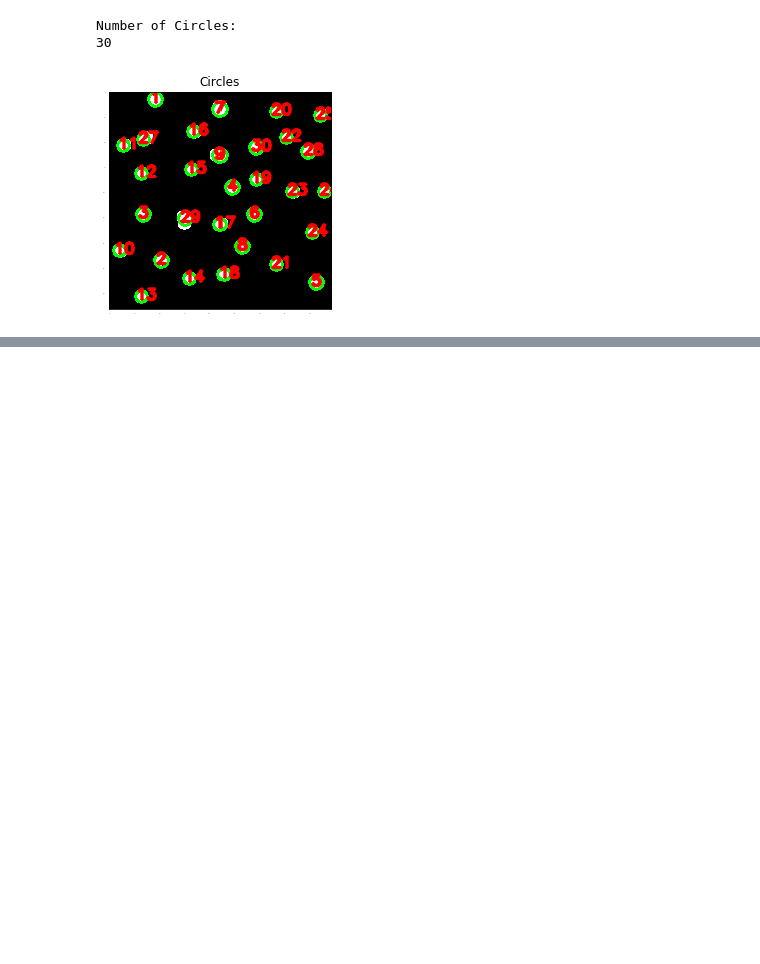
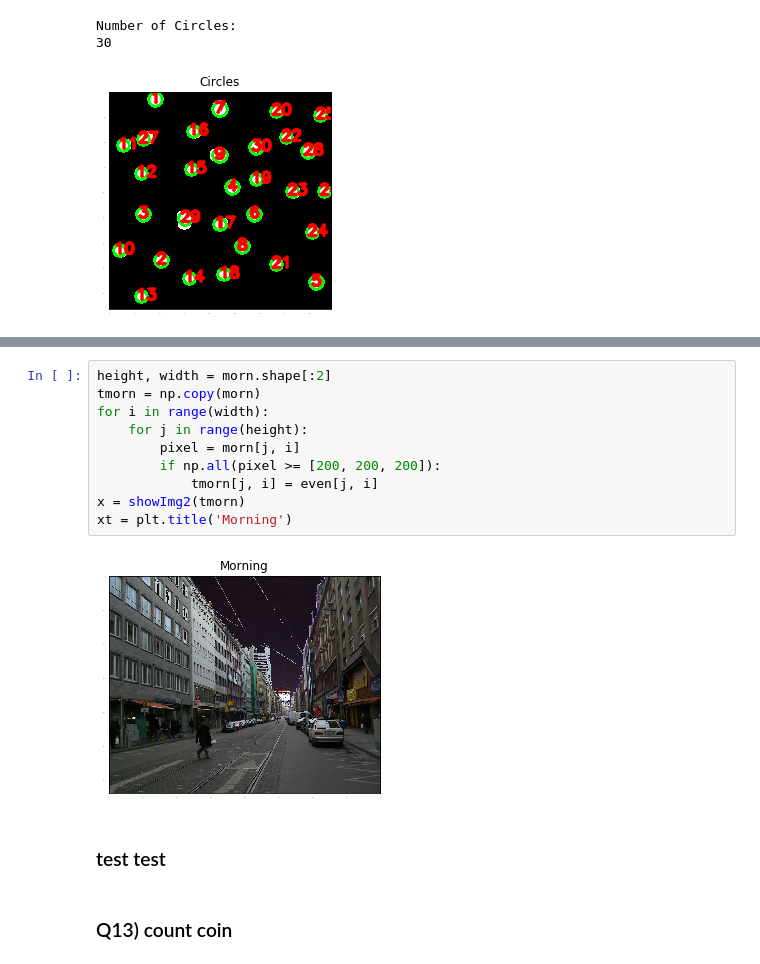
Before and after one commit to MennaMuhammed/ImageAssg2, a Jupyter notebook: ImagProc-Assg2.ipynb, the cells around one changed output, grey strips where cells are left out. Drawn from its saved outputs; the diff is of its cells as text; blank space fills up the shorter version.

```diff
--- a/ImagProc-Assg2.ipynb
+++ b/ImagProc-Assg2.ipynb
@@ -262,0 +295,16 @@ yt = plt.title('Lines')
+# %%
+height, width = morn.shape[:2]
+tmorn = np.copy(morn)
+for i in range(width):
+    for j in range(height):
+        pixel = morn[j, i]
+        if np.all(pixel >= [200, 200, 200]):
+            tmorn[j, i] = even[j, i]
+x = showImg2(tmorn)
+xt = plt.title('Morning')
+# %% [output]
+[figure, added]
+# %% [markdown]
+### test test
+# %% [markdown]
+### Q13) count coin
```
Also changed, not shown: parts of 16 cells of this notebook.
